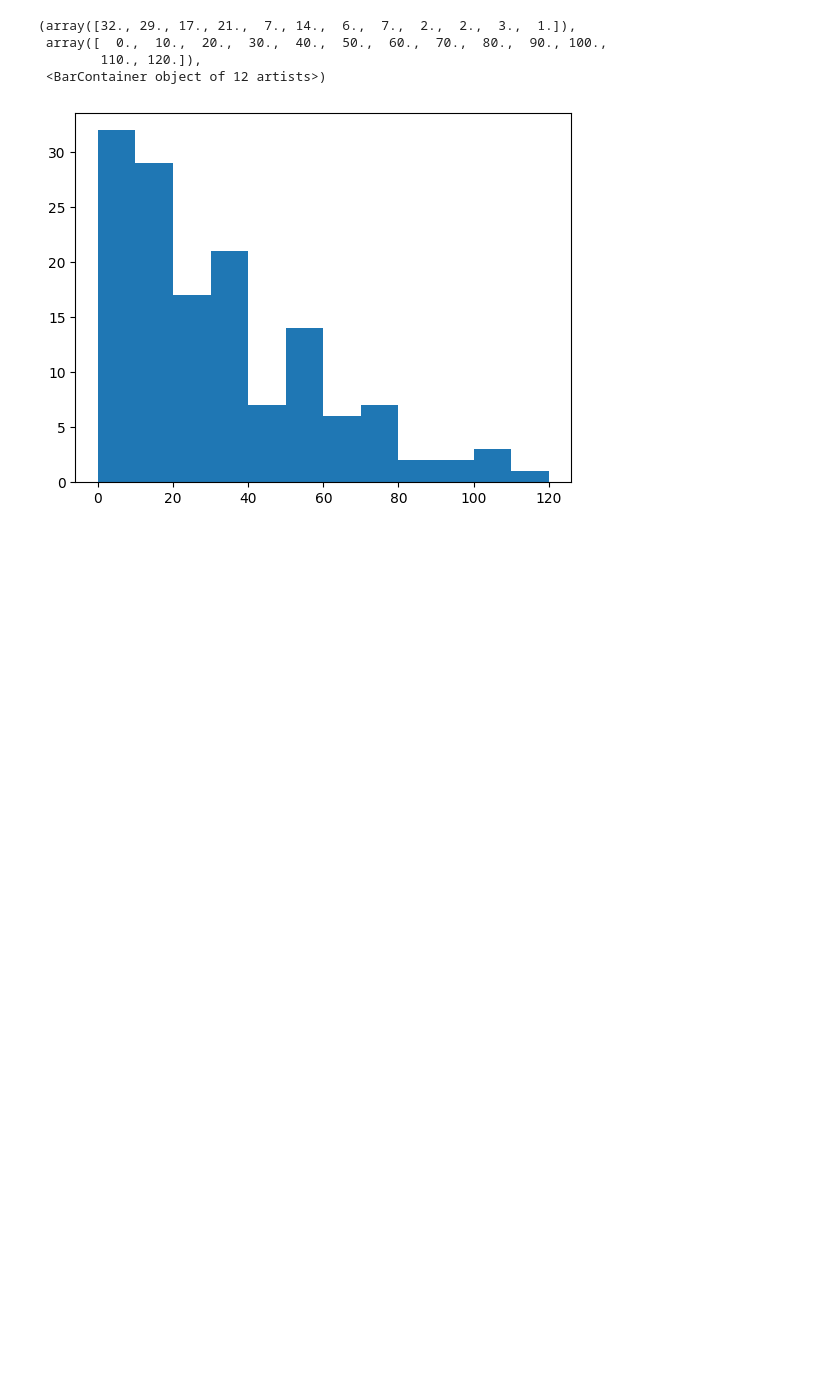
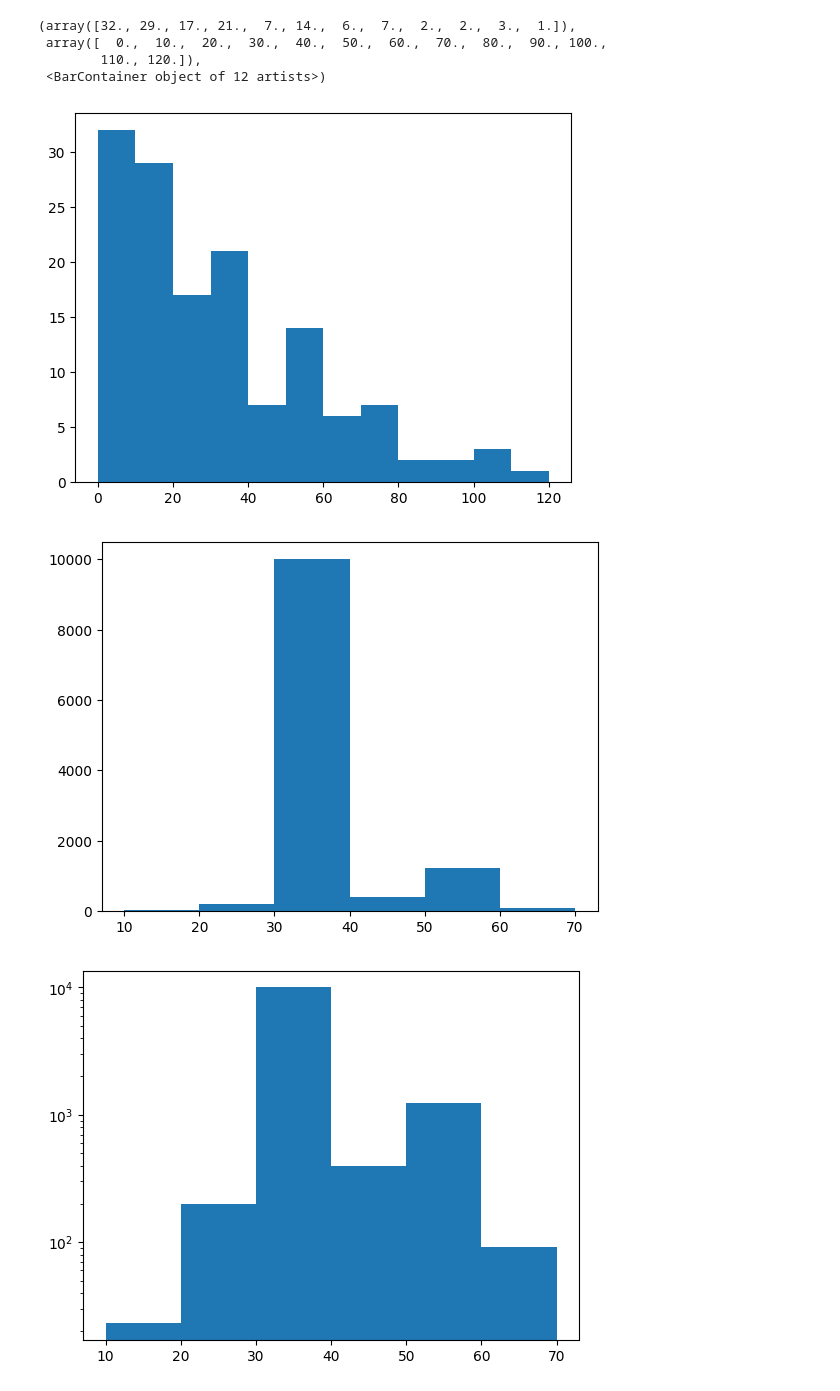
Before and after one commit to simran-aug15/Matplotlib, a Jupyter notebook: Histogram.ipynb, the cells around one changed output. Drawn from its saved outputs; the diff is of its cells as text; code cells hidden in the pictures; blank space fills up the shorter version.

```diff
--- a/Histogram.ipynb
+++ b/Histogram.ipynb
@@ -28,3 +28,17 @@ plt.hist(df['batsman_runs'],bins=[0,10,20,30,40,50,60,70,80,90,100,110,120])
         110., 120.]),
  <BarContainer object of 12 artists>)
 [figure]
+# %%
+# Logarithmic scale
+arr=np.load('Sample.csv/big-array.npy')
+arr.shape
+plt.hist(arr,bins=[10,20,30,40,50,60,70])
+plt.show()
+
+
+# but this is not showing data properly as some block have more data ,some have less .so.rather use logarithmic scale
+plt.hist(arr,bins=[10,20,30,40,50,60,70],log=True)
+plt.show()
+# %% [output]
+[figure, added]
+[figure, added]
```
